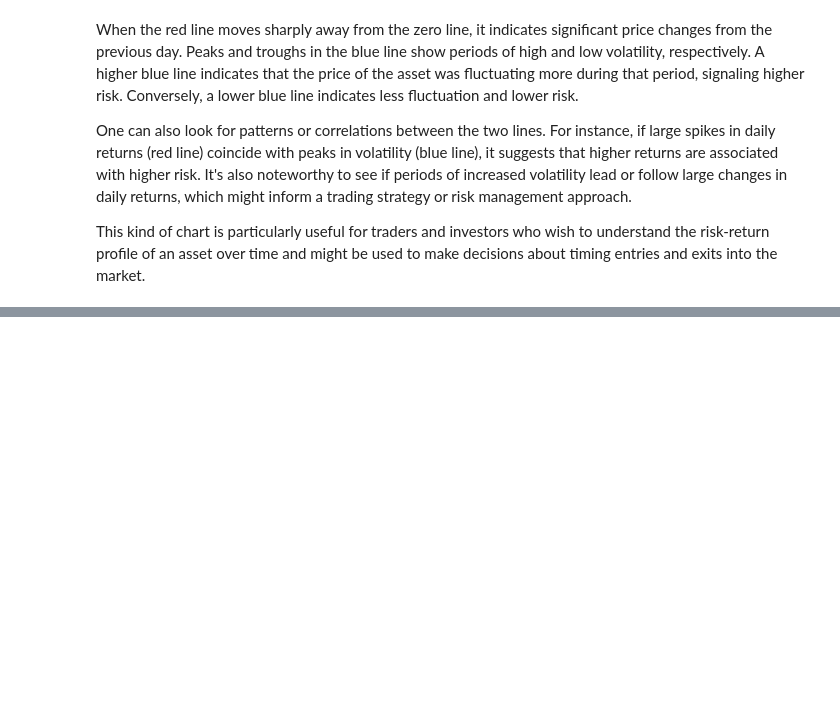
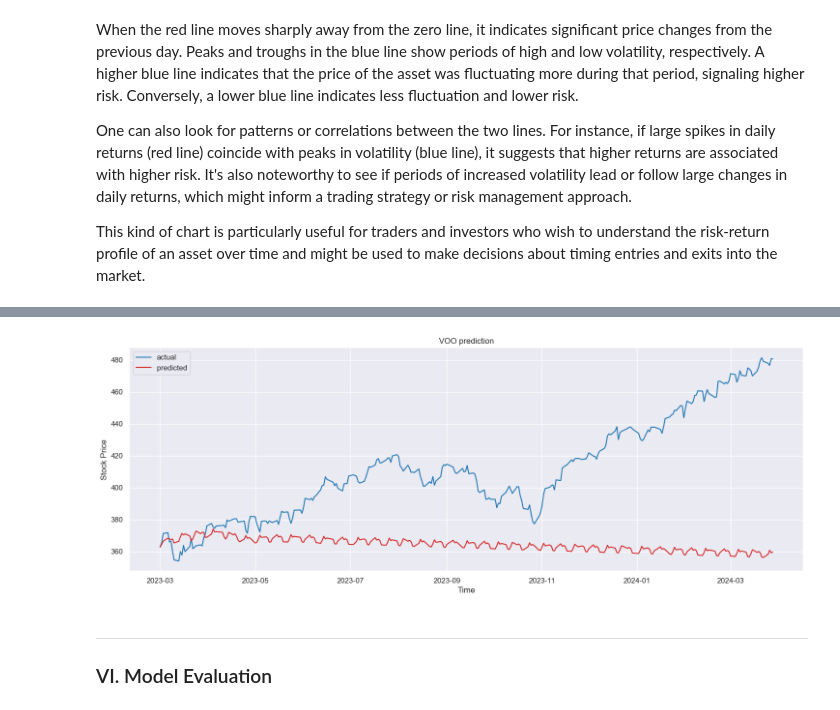
Before and after one commit to charltonxqh/SC1015-mini-project, a Jupyter notebook: ARIMA Analysis/ARIMA.ipynb, the cells around one changed output, grey strips where cells are left out. Saved outputs shown, nothing was run; the diff lists cells and outputs as text; code cells hidden in the pictures; blank space fills up the shorter version.

```diff
--- a/ARIMA Analysis/ARIMA.ipynb
+++ b/ARIMA Analysis/ARIMA.ipynb
@@ -281,0 +415,29 @@ This kind of chart is particularly useful for traders and investors who wish to
+# %%
+test_df_undiff = df_close['2023-03-01':]
+
+# Create a DataFrame with zeros and the same index as test_df_undiff
+pred_undiff = pd.DataFrame(0, index=test_df_undiff.index, columns=['Reverse_Close'])
+
+# Initialize the first value with the last original value
+pred_undiff.iloc[0] = test_df_undiff.iloc[0]
+
+# Reverse differencing for predicted values
+for i in range(1, len(test_df_undiff)):
+    pred_undiff.iloc[i] = pred_undiff.iloc[i-1] + preds[i]
+
+
+# Plot a histogram containing historical and predicted stock prices
+plt.figure(figsize=(18, 6))
+plt.plot(test_df_undiff, color='tab:blue', label='actual')
+plt.plot(pred_undiff, color='tab:red', label='predicted')
+plt.title(f'VOO prediction')
+plt.xlabel('Time')
+plt.ylabel('Stock Price')
+plt.legend()
+plt.show()
+# %% [output]
+[figure, added]
+# %% [markdown]
+---
+
+### VI. Model Evaluation
```
Also changed, not shown: parts of 20 cells of this notebook.
